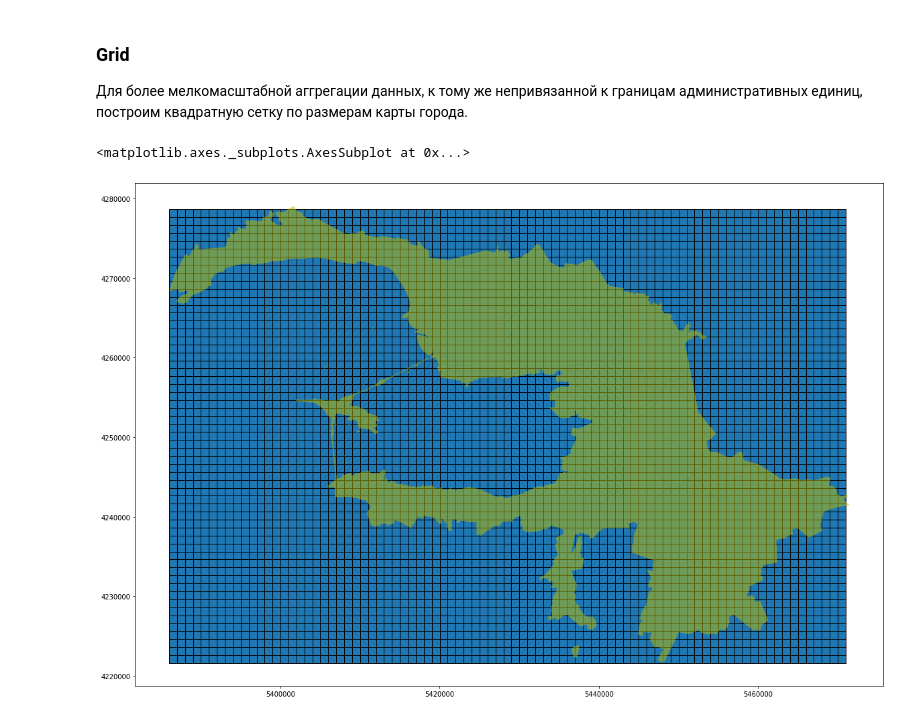
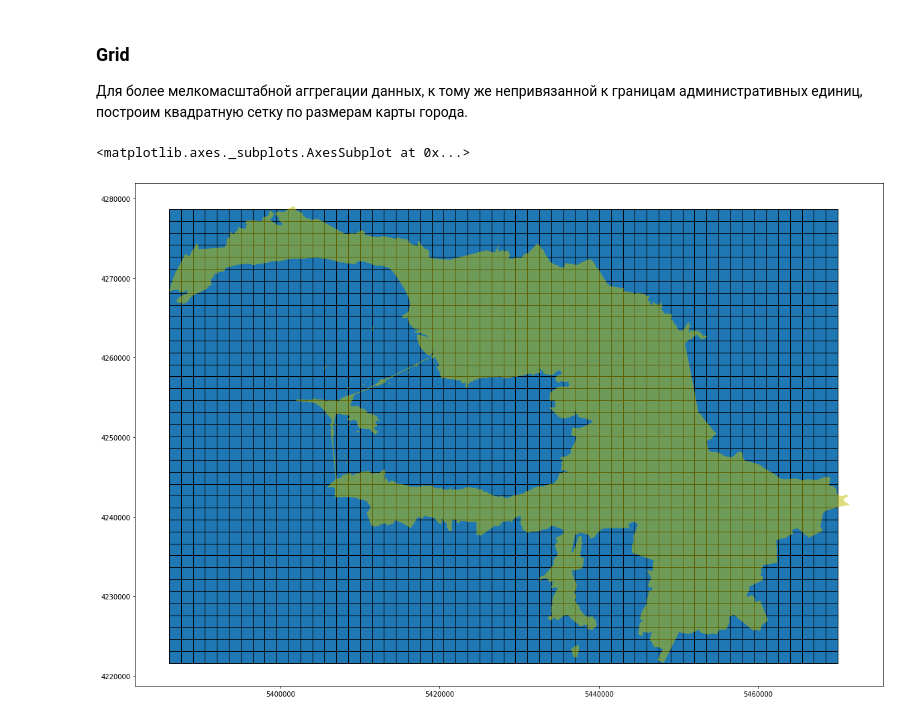
Before and after one commit to WGussev/StPHousing, a Jupyter notebook: shapes.ipynb, the cells around one changed output. Saved outputs shown, nothing was run; the diff lists cells and outputs as text; code cells hidden in the pictures.

```diff
--- a/shapes.ipynb
+++ b/shapes.ipynb
@@ -223,17 +223,17 @@ def shape_mesh(bbox, size):
             squares.append(square)
     return squares
 # %%
-size = 1000
+size = 1500
 
 city = gpd.read_file('shapes/districts/districts.shp', encoding='utf-8').to_crs(epsg=3035)
 sqrs = shape_mesh(city.unary_union.bounds, size)
 sqrs = gpd.GeoDataFrame(sqrs, columns=['geometry', ], geometry='geometry', crs={'init': 'epsg:3035'})
 
 fid, ax = plt.subplots(figsize=(20, 30))
 sqrs.plot(ax=ax, edgecolor='k')
 city.plot(ax=ax, alpha=0.5, color='y')
 # %% [output]
 <matplotlib.axes._subplots.AxesSubplot at 0x...>
-[figure, old version]
+[figure, new version]
 # %%
 sqrs.to_file(f'shapes/grid{size}/grid{size}.shp', encoding='utf-8')
```
Also changed, not shown: 23 other files.
